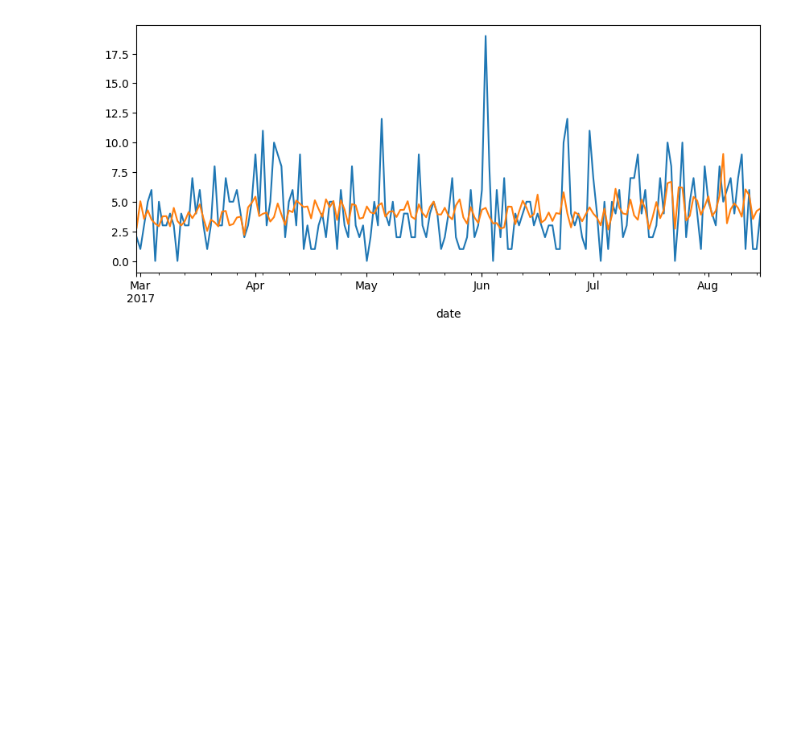
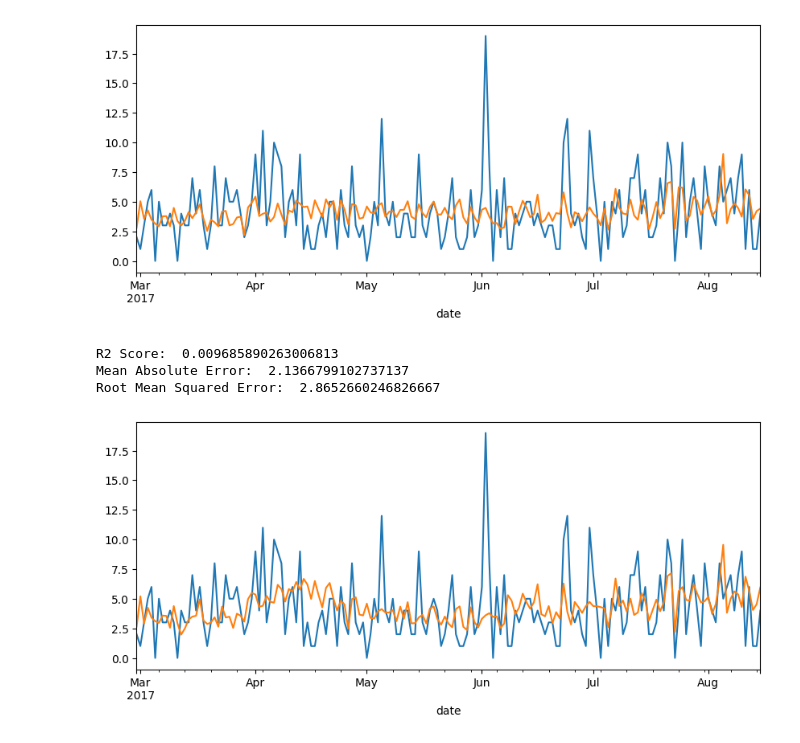
Before and after one commit to Nasibul/e-commerce, a Jupyter notebook: ml-inventory/New Folder/Advanced ARIMA.ipynb, the cells around one changed output. Saved outputs shown, nothing was run; the diff lists cells and outputs as text; code cells hidden in the pictures; blank space fills up the shorter version.

```diff
--- a/ml-inventory/New Folder/Advanced ARIMA.ipynb
+++ b/ml-inventory/New Folder/Advanced ARIMA.ipynb
@@ -137,12 +136,13 @@ def compare_to_test(model, df_test, df_train):
     model_fit = model.fit()
     pred = model_fit.predict(start=len(df_train), end=len(df_train)+len(df_test)-1)
     df_test.sales.plot(figsize=(10,4))
+    if pred.index.dtype == int:
+        pred.index = df_test.index
     pred.plot()
-    r_two = r2_score(df_test.sales, pred)
-    rmse = mean_squared_error(df_test.sales, pred, squared=False)
-    print("R2 Score: ", r_two)
-    print("Mean Absolute Error: ", mean_absolute_error(df_test.sales, pred))
-    print("Root Mean Squared Error: ", rmse)
+    print(f"R2 Score: {r2_score(df_test.sales, pred)}")
+    print(f"Mean Absolute Error: {mean_absolute_error(df_test.sales, pred)}")
+    print(f"Root Mean Squared Error: {mean_squared_error(df_test.sales, pred, squared=False)}")
+    print(f"MAPE: {mean_absolute_percentage_error(df_test.sales, pred)}")
 # %%
 compare_to_test(model, df_test, df_train)
 # %% [output]
@@ -599,3 +600,11 @@ R2 Score:  0.07747661123446037
 Mean Absolute Error:  2.082555635852437
 Root Mean Squared Error:  2.7654585887349667
 [figure]
+# %%
+model11 = sm.tsa.arima.model.ARIMA(df.sales, exog=exog, order=(60, 3, 2))
+compare_to_test(model11, df_test, df_train)
+# %% [output]
+R2 Score:  0.009685890263006813
+Mean Absolute Error:  2.1366799102737137
+Root Mean Squared Error:  2.8652660246826667
+[figure, added]
```
Also changed, not shown: parts of 22 cells of this notebook.
